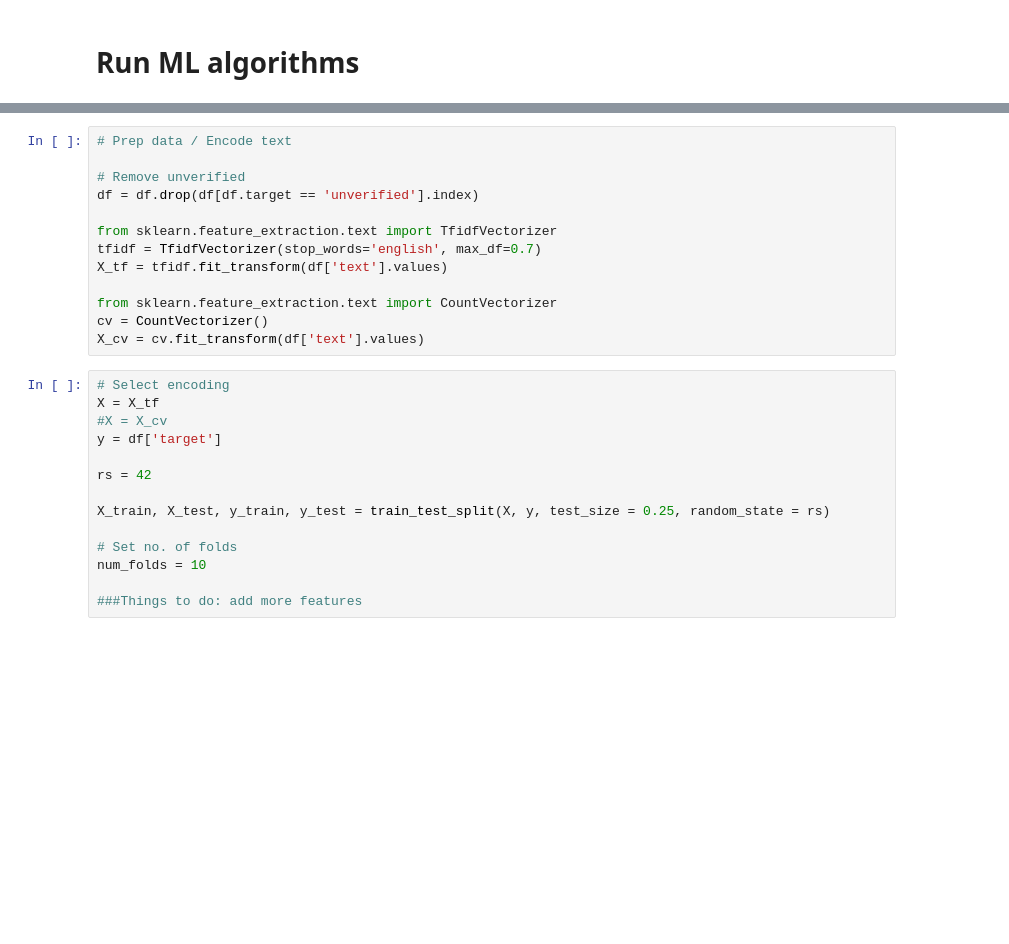
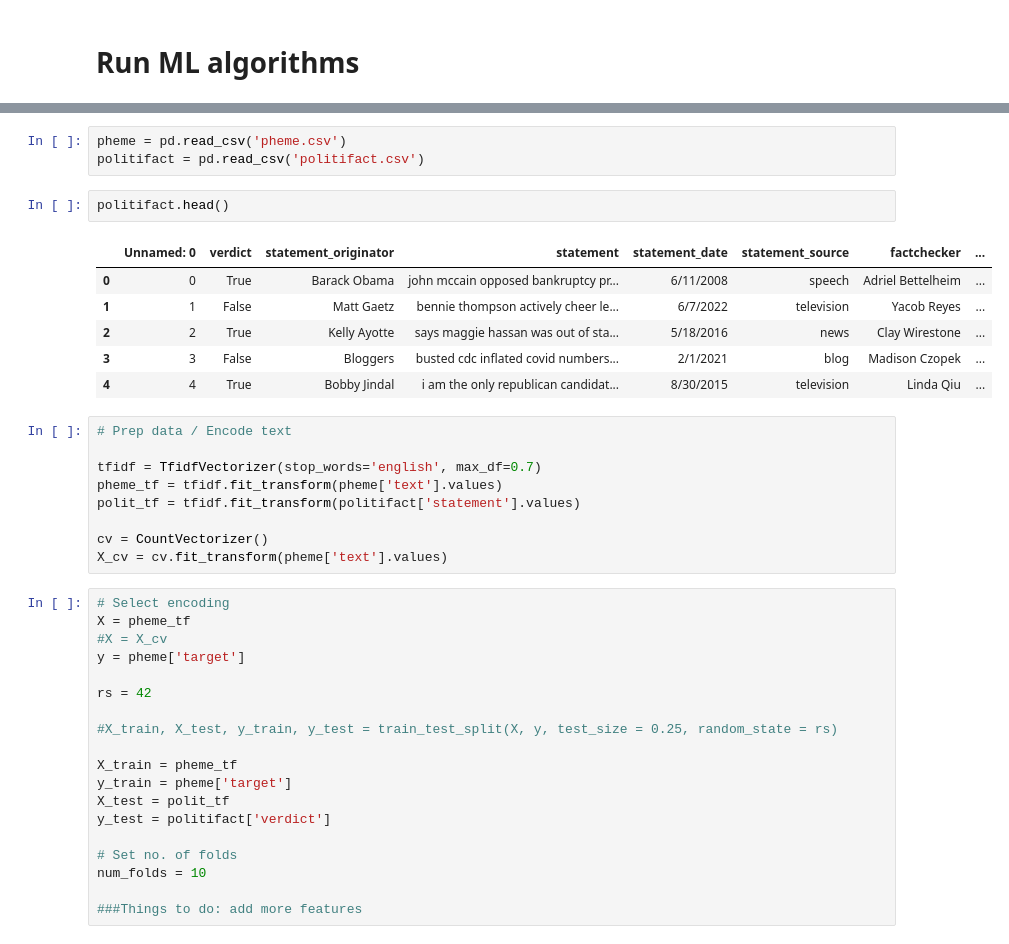
Before and after one commit to jiekelove7/wills-ensemble, a Jupyter notebook: rumour-detection-implementations.ipynb, the cells around one changed output, grey strips where cells are left out. Cells and saved outputs as stored; diff of their text form; blank space fills up the shorter version.

```diff
--- a/rumour-detection-implementations.ipynb
+++ b/rumour-detection-implementations.ipynb
@@ -251,25 +17,38 @@ df['text'] = df['text'].apply(clean_text)
+# %%
+pheme = pd.read_csv('pheme.csv')
+politifact = pd.read_csv('politifact.csv')
+# %%
+politifact.head()
+# %% [output]
+|  | Unnamed: 0 | verdict | statement_originator | statement | statement_date | statement_source | factchecker | ... |
+| 0 | 0 | True | Barack Obama | john mccain opposed bankruptcy pr... | 6/11/2008 | speech | Adriel Bettelheim | ... |
+| 1 | 1 | False | Matt Gaetz | bennie thompson actively cheer le... | 6/7/2022 | television | Yacob Reyes | ... |
+| 2 | 2 | True | Kelly Ayotte | says maggie hassan was out of sta... | 5/18/2016 | news | Clay Wirestone | ... |
+| 3 | 3 | False | Bloggers | busted cdc inflated covid numbers... | 2/1/2021 | blog | Madison Czopek | ... |
+| 4 | 4 | True | Bobby Jindal | i am the only republican candidat... | 8/30/2015 | television | Linda Qiu | ... |
 # %%
 # Prep data / Encode text
 
-# Remove unverified
-df = df.drop(df[df.target == 'unverified'].index)
+tfidf = TfidfVectorizer(stop_words='english', max_df=0.7)
+pheme_tf = tfidf.fit_transform(pheme['text'].values)
+polit_tf = tfidf.fit_transform(politifact['statement'].values)
 
-from sklearn.feature_extraction.text import TfidfVectorizer
-tfidf = TfidfVectorizer(stop_words='english', max_df=0.7)
-X_tf = tfidf.fit_transform(df['text'].values)
-
-from sklearn.feature_extraction.text import CountVectorizer
 cv = CountVectorizer()
-X_cv = cv.fit_transform(df['text'].values)
+X_cv = cv.fit_transform(pheme['text'].values)
 # %%
 # Select encoding
-X = X_tf
+X = pheme_tf
 #X = X_cv
-y = df['target']
+y = pheme['target']
 
 rs = 42
 
-X_train, X_test, y_train, y_test = train_test_split(X, y, test_size = 0.25, random_state = rs)
+#X_train, X_test, y_train, y_test = train_test_split(X, y, test_size = 0.25, random_state = rs)
+
+X_train = pheme_tf
+y_train = pheme['target']
+X_test = polit_tf
+y_test = politifact['verdict']
 
 # Set no. of folds
 num_folds = 10
```
Also changed, not shown: parts of 28 cells of this notebook, 3 other files.
